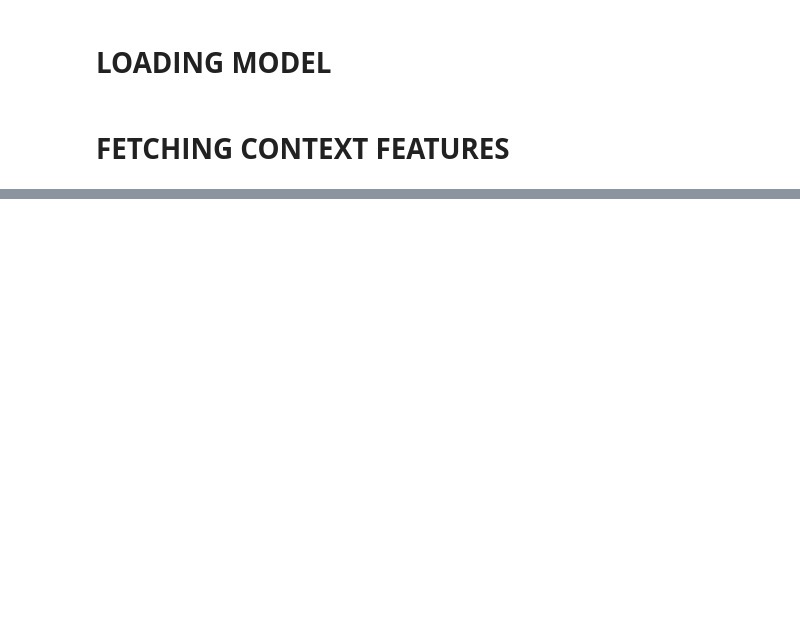
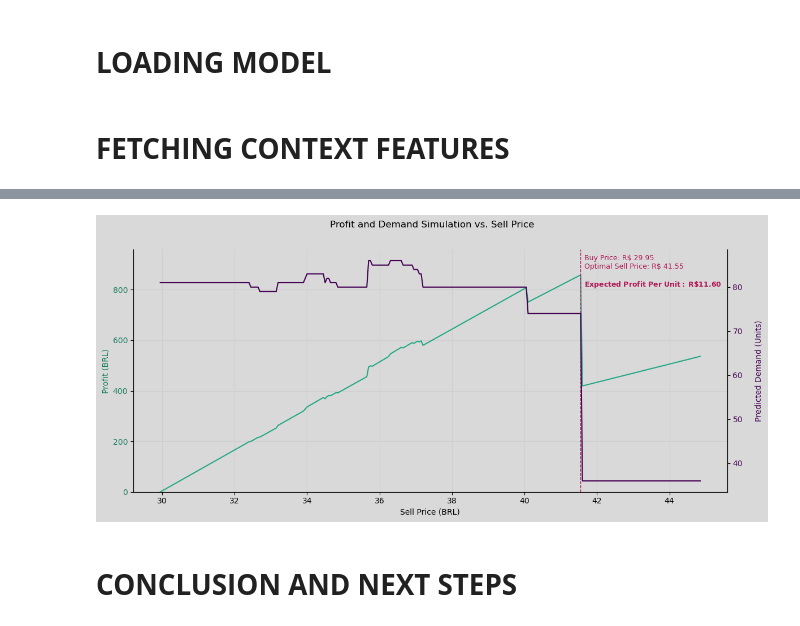
Before and after one commit to fabiogaldinho/Dynamic-Pricing, a Jupyter notebook: notebooks/04_Dynamic_Pricing.ipynb, the cells around one changed output, grey strips where cells are left out. Saved outputs shown, nothing was run; the diff lists cells and outputs as text; code cells hidden in the pictures; blank space fills up the shorter version.

```diff
--- a/notebooks/04_Dynamic_Pricing.ipynb
+++ b/notebooks/04_Dynamic_Pricing.ipynb
@@ -54,0 +334,2 @@ date = '2025-05-21'
+# %%
+sell_price = 39.9
@@ -54,0 +345,65 @@ date = '2025-05-21'
+# %%
+price_range = np.arange(sell_price - 15, sell_price + 5, 0.05)
+
+profits = []
+demands = []
+prices = []
+
+for price in price_range:
+    p, d = simulate_profit(price, context, model, buy_price)
+    if (p > 0):
+        profits.append(p)
+        demands.append(d)
+        prices.append(price)
+# %%
+optimal_price = prices[np.argmax(profits)]
+optimal_profit = max(profits)
+optimal_demand = demands[np.argmax(profits)]
+profit_per_unit = optimal_profit / optimal_demand
+# %%
+fig, ax = plt.subplots(figsize = (12, 5.5))
+fig.patch.set_facecolor("0.85")
+
+# Profit
+ax.grid(visible = True, color = '0.81')
+ax.set_xlabel('Sell Price (BRL)')
+ax.set_ylabel('Profit (BRL)', color = '#197d60')
+ax.plot(prices, profits, color = corViridis[3])
+ax.tick_params(axis = 'y', labelcolor = '#197d60')
+ax.set_facecolor("0.85")
+ax.spines.top.set_visible(False)
+ax.set_ylim(0,max(profits)+100)
+
+
+# Optimal Price
+ax.axvline(x = optimal_price, color = colorss[2], linestyle = '--', linewidth = 1)
+ax.text(
+    optimal_price + 0.1,
+    ax.get_ylim()[1] * 0.98,
+    f"Buy Price: R$ {buy_price:.2f}"\
+    f"\nOptimal Sell Price: R$ {optimal_price:.2f}"\
+    f"\n\n" + r"$\bf{Expected\ Profit\ Per\ Unit:\ R\$" + f"{profit_per_unit:.2f}" + r"}$",
+    color = colorss[2],
+    fontsize = 9,
+    va = 'top'
+)
+
+
+# Demand
+ax2 = ax.twinx()
+ax2.set_ylabel('\nPredicted Demand (Units)', color = corViridis[0])
+ax2.plot(prices, demands, color = corViridis[0])
+ax2.tick_params(axis = 'y', labelcolor = corViridis[0])
+ax2.set_facecolor("0.85")
+ax2.spines.top.set_visible(False)
+
+
+fig.suptitle('Profit and Demand Simulation vs. Sell Price\n')
+fig.tight_layout()
+plt.savefig("../visuals/48.ProfitAndDemandSimulationvSellPrice.svg")
+plt.show()
+plt.close()
+# %% [output]
+[figure, added]
+# %% [markdown]
+# **CONCLUSION AND NEXT STEPS**
```
Also changed, not shown: parts of 18 cells of this notebook, 12 other files.
